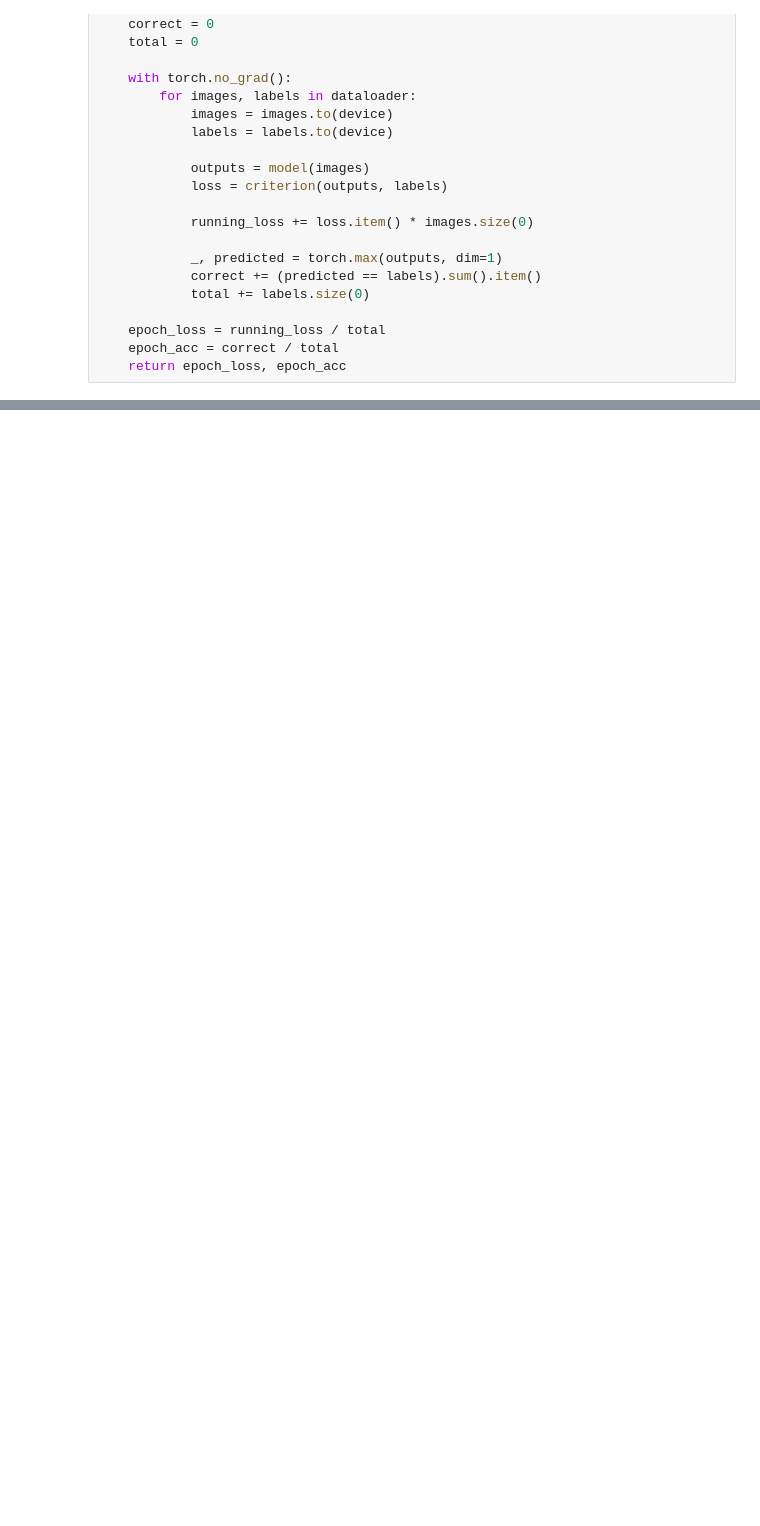
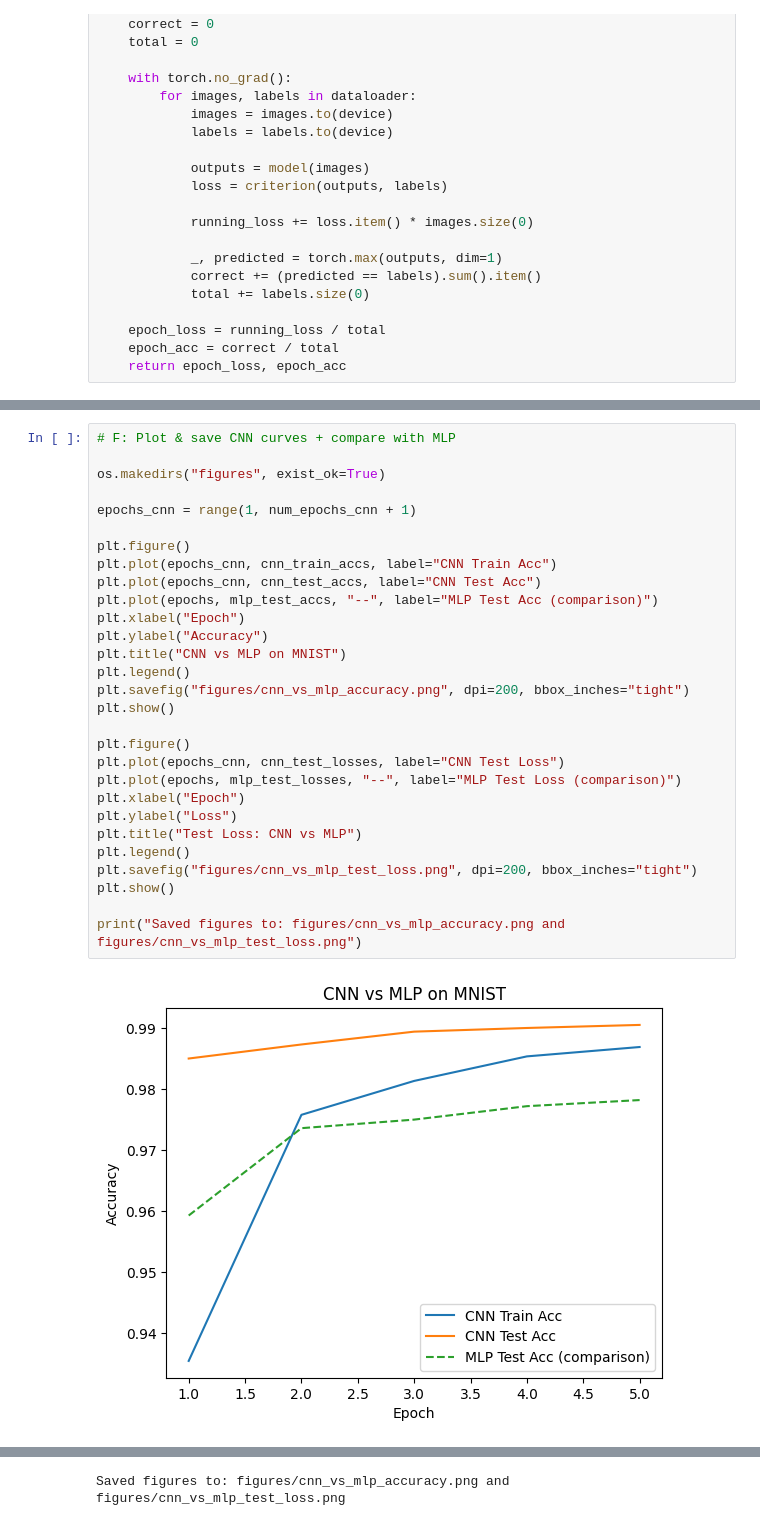
Before and after one commit to Williamwzq007/ml-portfolio, a Jupyter notebook: mnist-classification/mnist-classification.ipynb, the cells around one changed output, grey strips where cells are left out. Drawn from its saved outputs; the diff is of its cells as text; blank space fills up the shorter version.

```diff
--- a/mnist-classification/mnist-classification.ipynb
+++ b/mnist-classification/mnist-classification.ipynb
@@ -114,0 +461,31 @@ def evaluate(model, criterion, dataloader, device):
+# %%
+# F: Plot & save CNN curves + compare with MLP
+
+os.makedirs("figures", exist_ok=True)
+
+epochs_cnn = range(1, num_epochs_cnn + 1)
+
+plt.figure()
+plt.plot(epochs_cnn, cnn_train_accs, label="CNN Train Acc")
+plt.plot(epochs_cnn, cnn_test_accs, label="CNN Test Acc")
+plt.plot(epochs, mlp_test_accs, "--", label="MLP Test Acc (comparison)")
+plt.xlabel("Epoch")
+plt.ylabel("Accuracy")
+plt.title("CNN vs MLP on MNIST")
+plt.legend()
+plt.savefig("figures/cnn_vs_mlp_accuracy.png", dpi=200, bbox_inches="tight")
+plt.show()
+
+plt.figure()
+plt.plot(epochs_cnn, cnn_test_losses, label="CNN Test Loss")
+plt.plot(epochs, mlp_test_losses, "--", label="MLP Test Loss (comparison)")
+plt.xlabel("Epoch")
+plt.ylabel("Loss")
+plt.title("Test Loss: CNN vs MLP")
+plt.legend()
+plt.savefig("figures/cnn_vs_mlp_test_loss.png", dpi=200, bbox_inches="tight")
+plt.show()
+
+print("Saved figures to: figures/cnn_vs_mlp_accuracy.png and figures/cnn_vs_mlp_test_loss.png")
+# %% [output]
+[figure, added]
@@ -114,0 +493 @@ def evaluate(model, criterion, dataloader, device):
+Saved figures to: figures/cnn_vs_mlp_accuracy.png and figures/cnn_vs_mlp_test_loss.png
```
Also changed, not shown: parts of 18 cells of this notebook, 4 other files.
